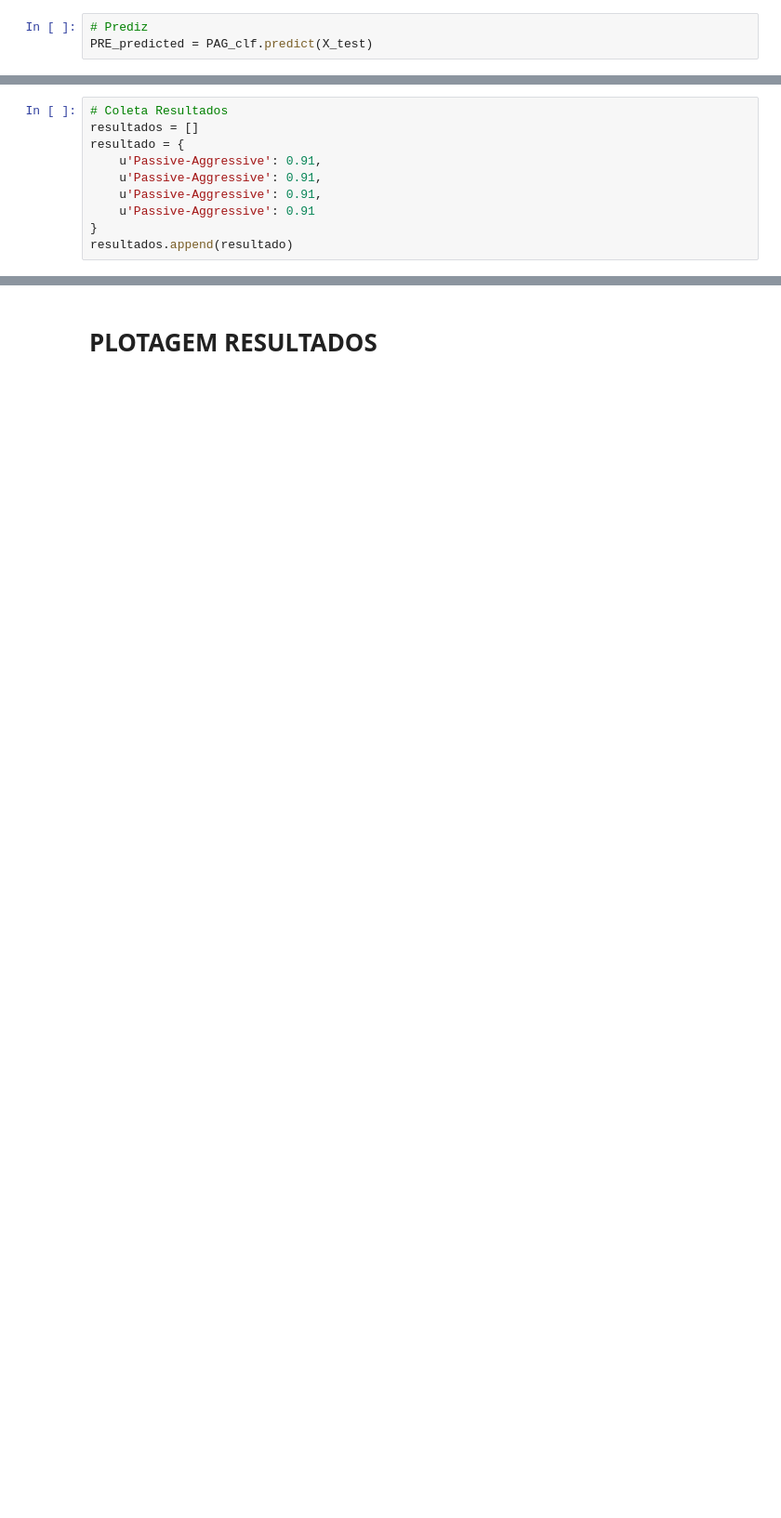
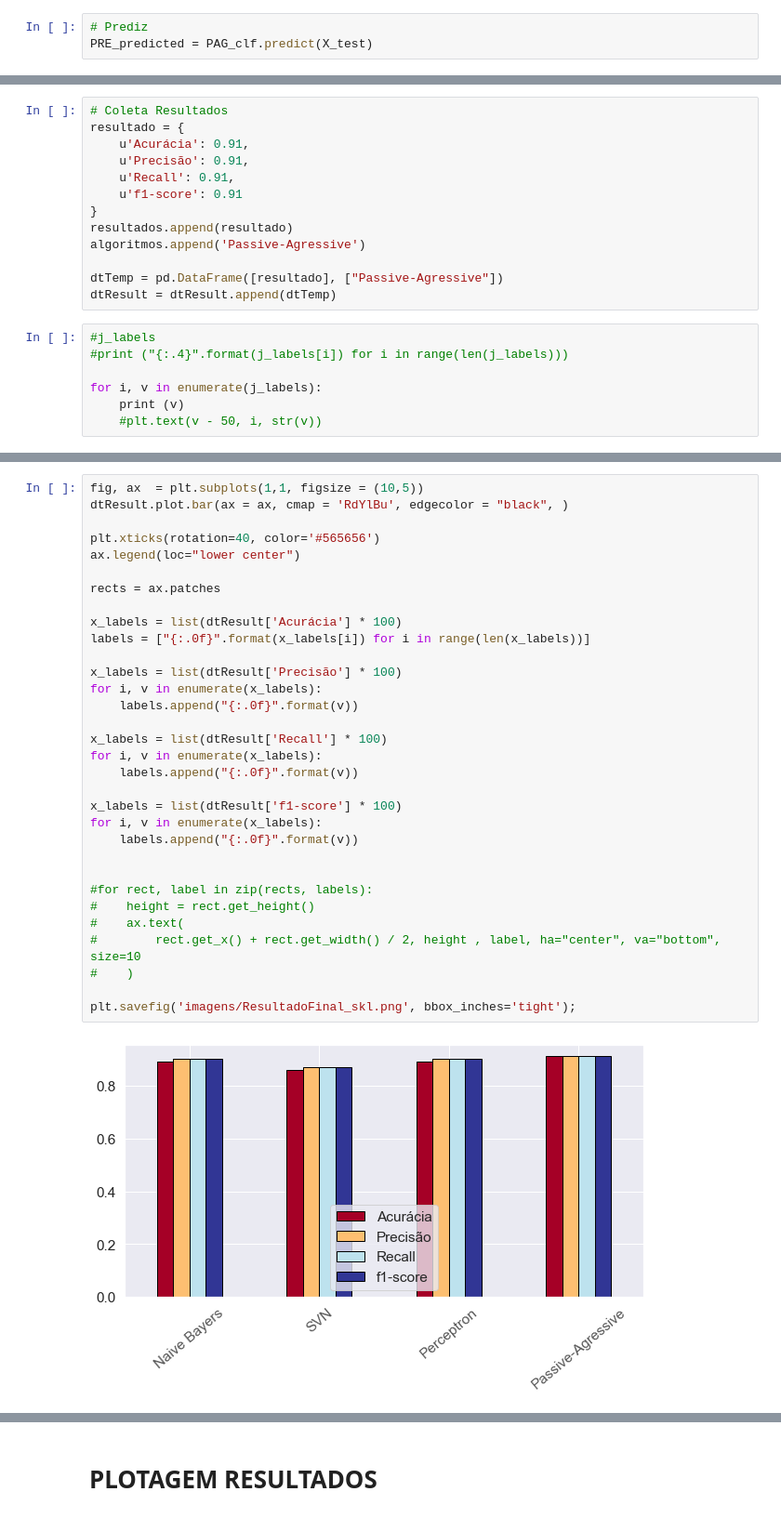
Before and after one commit to svponte/mdm, a Jupyter notebook: main_sklearn.ipynb, the cells around one changed output, grey strips where cells are left out. Shown at 93% size. Saved outputs shown, nothing was run; the diff lists cells and outputs as text; blank space fills up the shorter version.

```diff
--- a/main_sklearn.ipynb
+++ b/main_sklearn.ipynb
@@ -521,10 +542,20 @@ weighted avg       0.92      0.92      0.92     11550
 # %%
 # Coleta Resultados
-resultados = []
 resultado = {
-    u'Passive-Aggressive': 0.91,
-    u'Passive-Aggressive': 0.91,
-    u'Passive-Aggressive': 0.91,
-    u'Passive-Aggressive': 0.91
+    u'Acurácia': 0.91,
+    u'Precisão': 0.91,
+    u'Recall': 0.91,
+    u'f1-score': 0.91
 }
 resultados.append(resultado)
+algoritmos.append('Passive-Agressive')
+
+dtTemp = pd.DataFrame([resultado], ["Passive-Agressive"])
+dtResult = dtResult.append(dtTemp)
+# %%
+#j_labels
+#print ("{:.4}".format(j_labels[i]) for i in range(len(j_labels)))
+
+for i, v in enumerate(j_labels):
+    print (v)
+    #plt.text(v - 50, i, str(v))
@@ -530,0 +567,34 @@ resultados.append(resultado)
+# %%
+fig, ax  = plt.subplots(1,1, figsize = (10,5))
+dtResult.plot.bar(ax = ax, cmap = 'RdYlBu', edgecolor = "black", )
+
+plt.xticks(rotation=40, color='#565656')
+ax.legend(loc="lower center")
+
+rects = ax.patches
+
+x_labels = list(dtResult['Acurácia'] * 100)
+labels = ["{:.0f}".format(x_labels[i]) for i in range(len(x_labels))]
+
+x_labels = list(dtResult['Precisão'] * 100)
+for i, v in enumerate(x_labels):
+    labels.append("{:.0f}".format(v))
+
+x_labels = list(dtResult['Recall'] * 100)
+for i, v in enumerate(x_labels):
+    labels.append("{:.0f}".format(v))
+
+x_labels = list(dtResult['f1-score'] * 100)
+for i, v in enumerate(x_labels):
+    labels.append("{:.0f}".format(v))
+
+
+#for rect, label in zip(rects, labels):
+#    height = rect.get_height()
+#    ax.text(
+#        rect.get_x() + rect.get_width() / 2, height , label, ha="center", va="bottom", size=10
+#    )
+
+plt.savefig('imagens/ResultadoFinal_skl.png', bbox_inches='tight');
+# %% [output]
+[figure, added]
```
Also changed, not shown: parts of 20 cells of this notebook, 8 other files.
